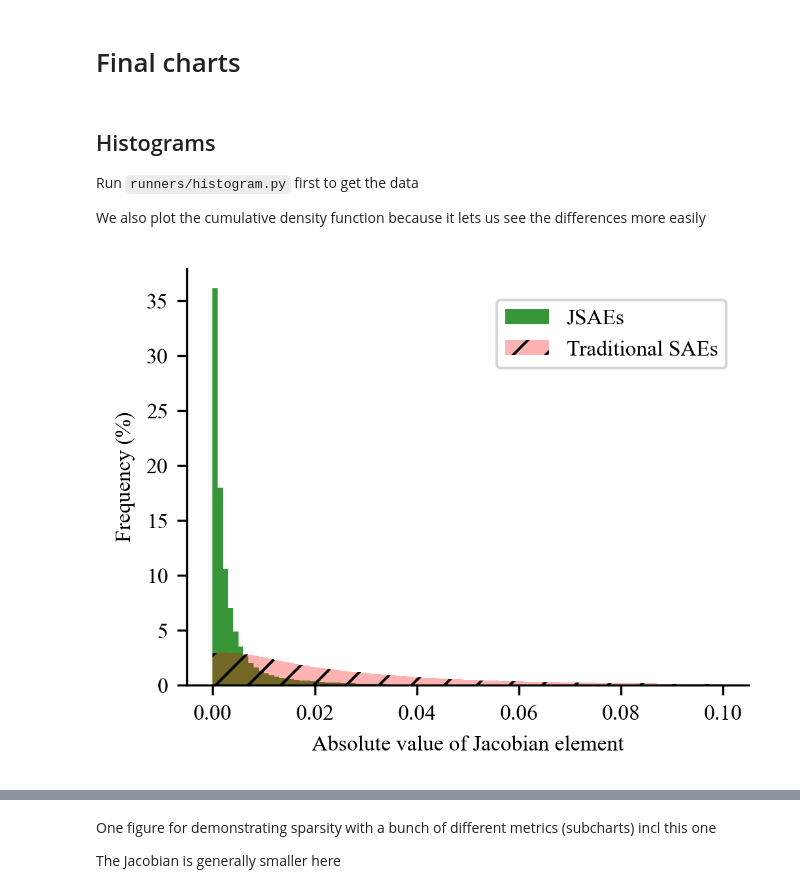
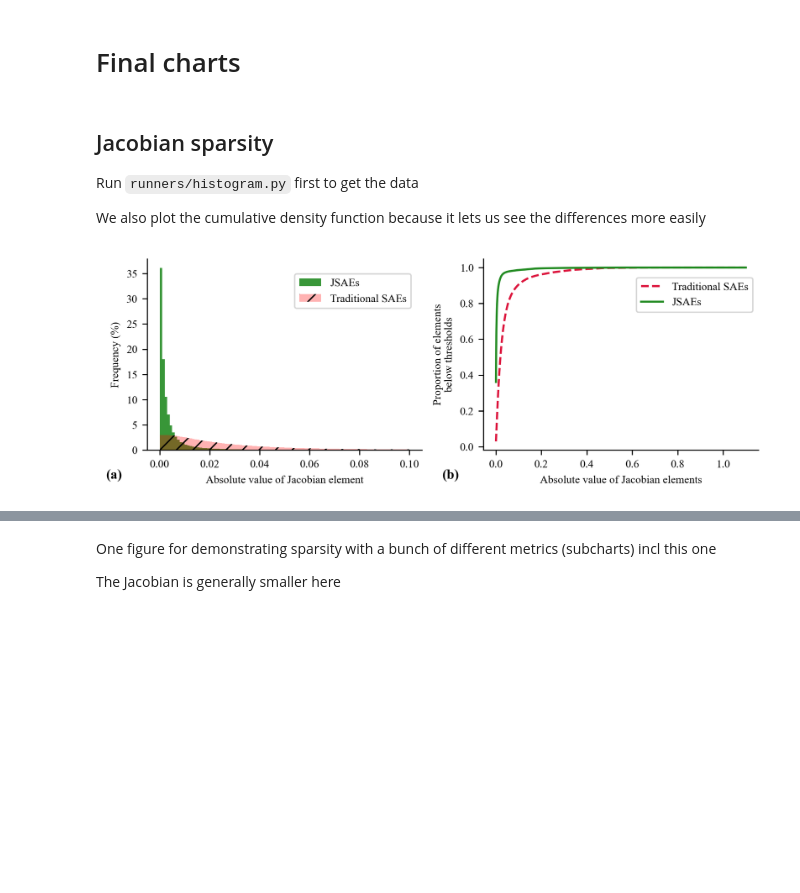
Before and after one commit to jugard99/jacobian-saes, a Jupyter notebook: notebooks/final_charts.ipynb, the cells around one changed output, grey strips where cells are left out. Cells and saved outputs as stored; diff of their text form; code cells hidden in the pictures; blank space fills up the shorter version.

Commit message:
Combined hist and cdf charts

```diff
--- a/notebooks/final_charts.ipynb
+++ b/notebooks/final_charts.ipynb
@@ -21,7 +21,7 @@ plt.rcParams['xtick.labelsize'] = 8
 plt.rcParams['ytick.labelsize'] = 8
 plt.rcParams['legend.fontsize'] = 8
 # %% [markdown]
-## Histograms
+## Jacobian sparsity
 Run `runners/histogram.py` first to get the data
 
 We also plot the cumulative density function because it lets us see the differences more easily
@@ -40,46 +48,54 @@ hist_no_optim = load_file(get_hist_path(model, layer, False))["hist"]
 # %%
-upper_zoom_thresh = 0.1
-cropped_bin_centers = bin_centers[bin_centers < upper_zoom_thresh]
-cropped_hist = hist[bin_centers < upper_zoom_thresh]
-cropped_hist_no_optim = hist_no_optim[bin_centers < upper_zoom_thresh]
+# Create a single figure with two subplots side by side
+fig, (ax1, ax2) = plt.subplots(1, 2, figsize=(6.75, 2.5), dpi=300)
 
-# Create the figure
-fig, ax = plt.subplots(figsize=(3.25, 2.5), dpi=300)
-
-# Plot the bars
+# First subplot (histogram)
 width = (bin_edges[1] - bin_edges[0]).item()
-ax.bar(cropped_bin_centers.cpu().numpy(),
+ax1.bar(cropped_bin_centers.cpu().numpy(),
        cropped_hist.cpu().numpy() / hist.sum().item() * 100,
        width=width,
        color='forestgreen',
        alpha=0.9,
        label='JSAEs')
-
-# Create hatched bars for Traditional SAEs
-ax.bar(cropped_bin_centers.cpu().numpy(),
+ax1.bar(cropped_bin_centers.cpu().numpy(),
        cropped_hist_no_optim.cpu().numpy() / hist_no_optim.sum().item() * 100,
        width=width,
        color='red',
        alpha=0.3,
        hatch='//',
        label='Traditional SAEs')
+ax1.set_xlabel('Absolute value of Jacobian element')
+ax1.set_ylabel('Frequency (%)')
+ax1.spines['top'].set_visible(False)
+ax1.spines['right'].set_visible(False)
+ax1.legend(loc='upper right', bbox_to_anchor=(0.98, 0.95), fancybox=True)
 
-# Customize the plot
-ax.set_xlabel('Absolute value of Jacobian element')
-ax.set_ylabel('Frequency (%)')
-ax.spines['top'].set_visible(False)
-ax.spines['right'].set_visible(False)
+# Second subplot (CDF)
+ax2.plot(bin_centers.cpu().numpy(),
+       cdf_no_optim.cpu().numpy(),
+       color='crimson',
+       linestyle='--',
+       label='Traditional SAEs')
+ax2.plot(bin_centers.cpu().numpy(),
+       cdf.cpu().numpy(),
+       color='forestgreen',
+       linestyle='-',
+       label='JSAEs')
+ax2.set_xlabel('Absolute value of Jacobian elements')
+ax2.set_ylabel('Proportion of elements\nbelow thresholds')
+ax2.spines['top'].set_visible(False)
+ax2.spines['right'].set_visible(False)
+ax2.legend(loc='upper right', bbox_to_anchor=(1.0, 0.93), fancybox=True)
 
-# Customize legend
-ax.legend(loc='upper right', bbox_to_anchor=(0.98, 0.95), fancybox=True)
+# Add subplot labels (a) and (b)
+ax1.text(-0.15, -0.15, '(a)', transform=ax1.transAxes, fontsize=10, fontweight='bold')
+ax2.text(-0.15, -0.15, '(b)', transform=ax2.transAxes, fontsize=10, fontweight='bold')
 
-# Set margins
-plt.tight_layout()
+# Adjust layout
+plt.tight_layout(pad=1.0)
 
-plt.tight_layout(pad=0.1)
-
-# Save the figure
-plt.savefig('./charts/hist.pdf', dpi=300, bbox_inches='tight', pad_inches=0.01)
+# Save the combined figure
+plt.savefig('./charts/jac_sparsity.pdf', dpi=300, bbox_inches='tight', pad_inches=0.1)
 plt.show()
 # %% [output]
-[figure, old version]
+[figure, new version]
```
Also changed, not shown: parts of 5 cells of this notebook, 3 other files.
